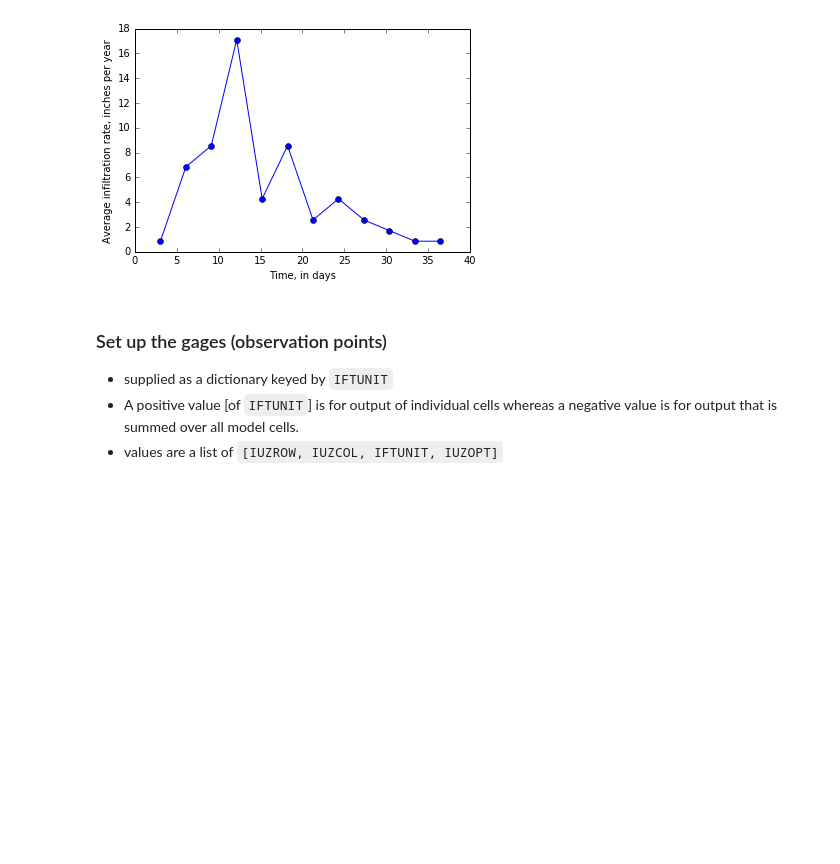
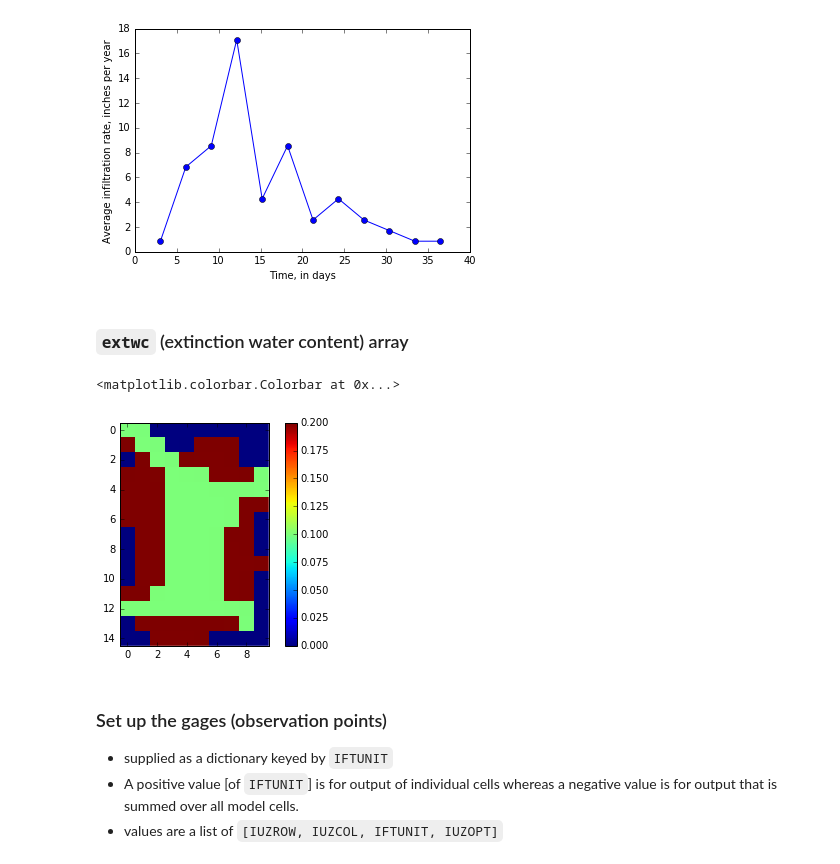
Before and after one commit to modflowpy/flopy, a Jupyter notebook: examples/Notebooks/flopy3_uzf_example.ipynb, the cells around one changed output. Saved outputs shown, nothing was run; the diff lists cells and outputs as text; code cells hidden in the pictures; blank space fills up the shorter version.

Commit message:
fixed some issues with array input and example test

```diff
--- a/examples/Notebooks/flopy3_uzf_example.ipynb
+++ b/examples/Notebooks/flopy3_uzf_example.ipynb
@@ -158,6 +161,15 @@ plt.ylabel('Average infiltration rate, inches per year')
 # %% [output]
 <matplotlib.text.Text at 0x...>
 [figure]
+# %% [markdown]
+### `extwc` (extinction water content) array
+# %%
+extwc = np.loadtxt(os.path.join('..', 'data', 'uzf_examples', 'extwc.dat'))
+plt.imshow(extwc, interpolation='none')
+plt.colorbar()
+# %% [output]
+<matplotlib.colorbar.Colorbar at 0x...>
+[figure, added]
 # %% [markdown]
 ### Set up the gages (observation points)
 * supplied as a dictionary keyed by `IFTUNIT`
```
Also changed, not shown: parts of 3 cells of this notebook, 3 other files.
